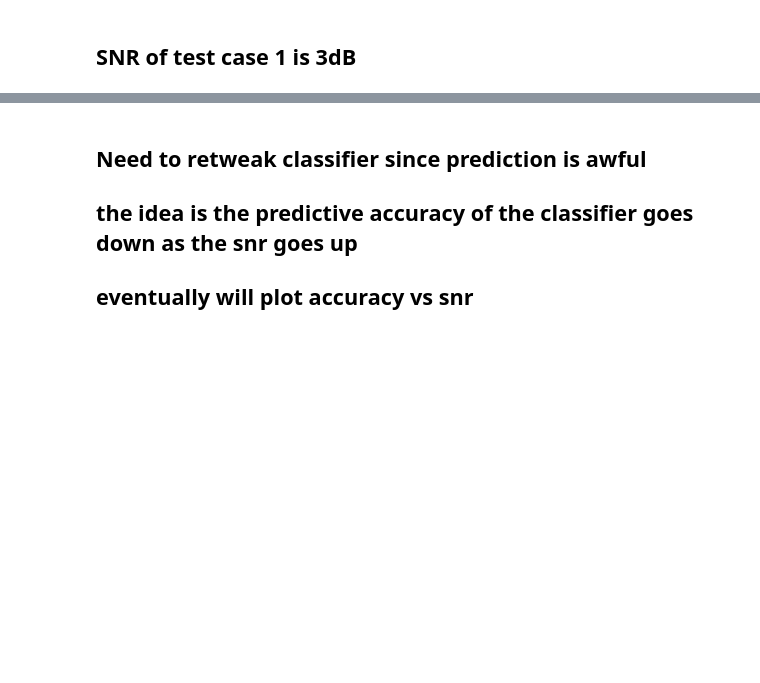
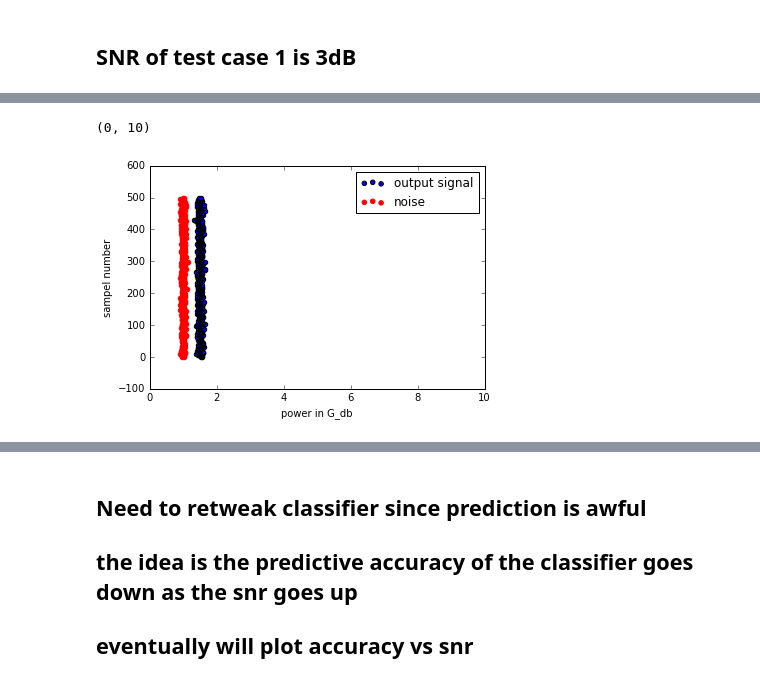
Before and after one commit to rollingcoconut/RadioML, a Jupyter notebook: Detecting_Users_Binary_Classification.ipynb, the cells around one changed output, grey strips where cells are left out. Saved outputs shown, nothing was run; the diff lists cells and outputs as text; code cells hidden in the pictures; blank space fills up the shorter version.

```diff
--- a/Detecting_Users_Binary_Classification.ipynb
+++ b/Detecting_Users_Binary_Classification.ipynb
@@ -235,0 +254,7 @@ plt.legend(['output signal','noise'],  loc="upper right")
+# %%
+snr_s_10,  snr_n_10 = plt_snr(0,500)
+plot_snr_syn(snr_s_10, snr_n_10)
+plt.xlim(0,10)
+# %% [output]
+(0, 10)
+[figure, added]
```
Also changed, not shown: parts of 15 cells of this notebook.
